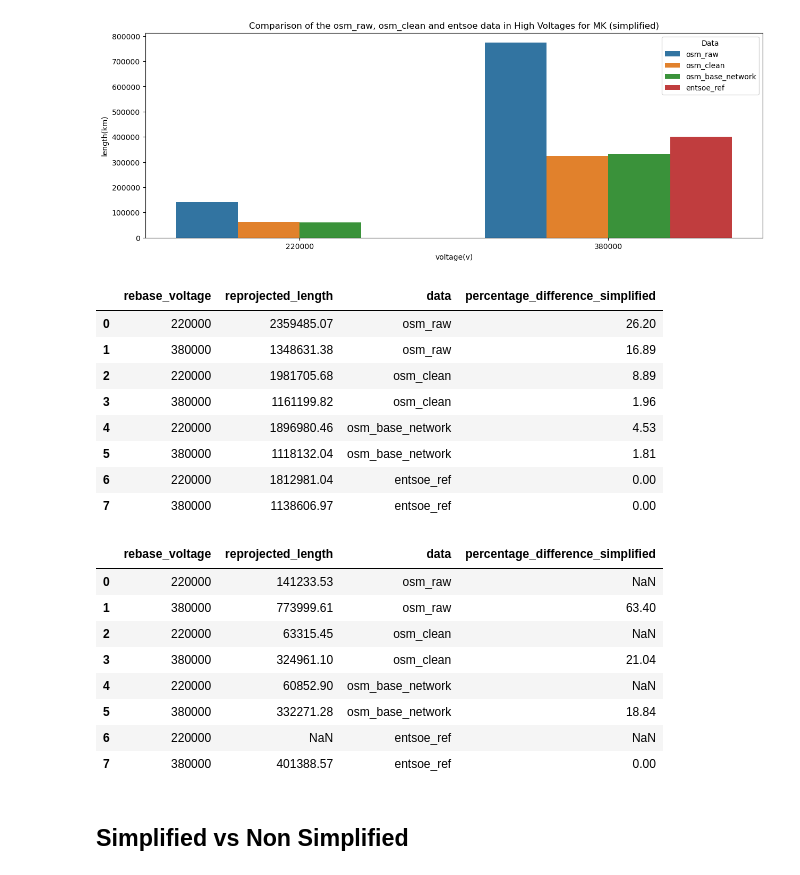
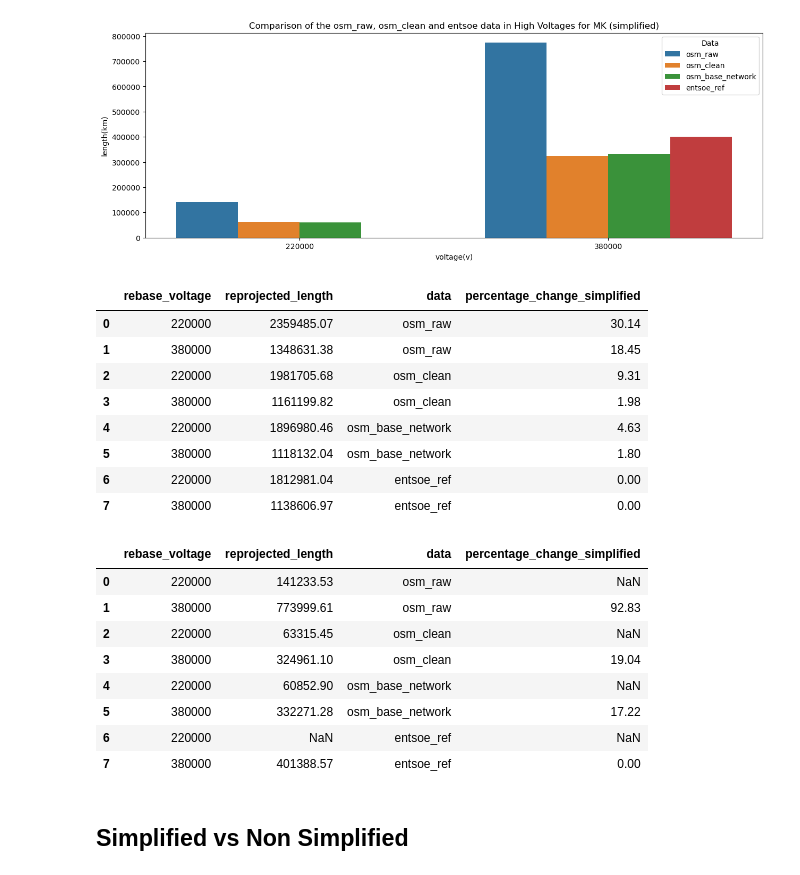
Before and after one commit to pypsa-meets-earth/documentation, a Jupyter notebook: notebooks/validation/osm_validation_using_at_and_mk.ipynb, the cells around one changed output. Drawn from its saved outputs; the diff is of its cells as text; code cells hidden in the pictures.

```diff
--- a/notebooks/validation/osm_validation_using_at_and_mk.ipynb
+++ b/notebooks/validation/osm_validation_using_at_and_mk.ipynb
@@ -103,25 +103,25 @@ mk_osm_raw_lines["reprojected_length"] = mk_osm_raw_lines.to_crs("EPSG:3035").le
 # length of entsoe is already in ESPG:3035. copying it into the same column as the other files to make it easy to interact with
 entsoe_ref["reprojected_length"] = entsoe_ref['length']
 # %%
-def percentage_difference(number1: int, number2: int) -> int:
+def percentage_change(new_value: float, original_value: float) -> float:
     """
-    Calculate the percentage difference between two numbers.
+    Calculate the percentage change between two numbers.
 
     Parameters:
-    - number1 (float): The first number.
-    - number2 (float): The second number.
+    - new_value (float): The new value.
+    - original_value (float): The original value.
 
     Returns:
-    - float: The percentage difference between the two numbers.
+    - float: The percentage change between the new value and the original value.
     """
-    if number1 == number2:
-        return 0  # The numbers are the same, so the percentage difference is 0.
+    if new_value == original_value:
+        return 0  # The numbers are the same, so the percentage change is 0.
 
     # Calculate the percentage difference using the formula
-    percentage_diff = abs(
-        (number1 - number2) / ((number1 + number2) / 2)) * 100
+    percentage_change = (
+        abs((new_value - original_value)) / (original_value)) * 100
 
-    return percentage_diff
+    return percentage_change
 
 def split_col(df: pd.DataFrame, col: str) -> pd.DataFrame:
     """
@@ -477,43 +477,43 @@ barplot_comparison_plot(mk_dataframe_copy, 'mk', "(simplified)")
 [figure]
 [figure]
 # %%
-# creating an additional column to include percentage difference of osm vs entsoe data after simplification
-at_dataframe_copy['percentage_difference_simplified'] = at_dataframe_copy.apply(
-    lambda row: percentage_difference(row.reprojected_length,
+# creating an additional column to include percentage change of osm vs entsoe data after simplification
+at_dataframe_copy['percentage_change_simplified'] = at_dataframe_copy.apply(
+    lambda row: percentage_change(row.reprojected_length,
                                       entsoe_reprojected_length_array_at[0])
-    if row.rebase_voltage == 220000 else percentage_difference(
+    if row.rebase_voltage == 220000 else percentage_change(
         row.reprojected_length, entsoe_reprojected_length_array_at[1]),
     axis=1)
 
 at_dataframe_copy
 # %% [output]
-|  | rebase_voltage | reprojected_length | data | percentage_difference_simplified |
-| 0 | 220000 | 2359485.07 | osm_raw | 26.20 |
-| 1 | 380000 | 1348631.38 | osm_raw | 16.89 |
-| 2 | 220000 | 1981705.68 | osm_clean | 8.89 |
-| 3 | 380000 | 1161199.82 | osm_clean | 1.96 |
-| 4 | 220000 | 1896980.46 | osm_base_network | 4.53 |
-| 5 | 380000 | 1118132.04 | osm_base_network | 1.81 |
+|  | rebase_voltage | reprojected_length | data | percentage_change_simplified |
+| 0 | 220000 | 2359485.07 | osm_raw | 30.14 |
+| 1 | 380000 | 1348631.38 | osm_raw | 18.45 |
+| 2 | 220000 | 1981705.68 | osm_clean | 9.31 |
+| 3 | 380000 | 1161199.82 | osm_clean | 1.98 |
+| 4 | 220000 | 1896980.46 | osm_base_network | 4.63 |
+| 5 | 380000 | 1118132.04 | osm_base_network | 1.80 |
 | 6 | 220000 | 1812981.04 | entsoe_ref | 0.00 |
 | 7 | 380000 | 1138606.97 | entsoe_ref | 0.00 |
 # %%
-# creating an additional column to include percentage difference of osm vs entsoe data after simplification
-mk_dataframe_copy['percentage_difference_simplified'] = mk_dataframe_copy.apply(
-    lambda row: percentage_difference(row.reprojected_length,
+# creating an additional column to include percentage change of osm vs entsoe data after simplification
+mk_dataframe_copy['percentage_change_simplified'] = mk_dataframe_copy.apply(
+    lambda row: percentage_change(row.reprojected_length,
                                       entsoe_reprojected_length_array_mk[0])
-    if row.rebase_voltage == 220000 else percentage_difference(
+    if row.rebase_voltage == 220000 else percentage_change(
         row.reprojected_length, entsoe_reprojected_length_array_mk[1]),
     axis=1)
 
 mk_dataframe_copy
 # %% [output]
-|  | rebase_voltage | reprojected_length | data | percentage_difference_simplified |
+|  | rebase_voltage | reprojected_length | data | percentage_change_simplified |
 | 0 | 220000 | 141233.53 | osm_raw | NaN |
-| 1 | 380000 | 773999.61 | osm_raw | 63.40 |
+| 1 | 380000 | 773999.61 | osm_raw | 92.83 |
 | 2 | 220000 | 63315.45 | osm_clean | NaN |
-| 3 | 380000 | 324961.10 | osm_clean | 21.04 |
+| 3 | 380000 | 324961.10 | osm_clean | 19.04 |
 | 4 | 220000 | 60852.90 | osm_base_network | NaN |
-| 5 | 380000 | 332271.28 | osm_base_network | 18.84 |
+| 5 | 380000 | 332271.28 | osm_base_network | 17.22 |
 | 6 | 220000 | NaN | entsoe_ref | NaN |
 | 7 | 380000 | 401388.57 | entsoe_ref | 0.00 |
 # %% [markdown]
```
Also changed, not shown: parts of 5 cells of this notebook.
